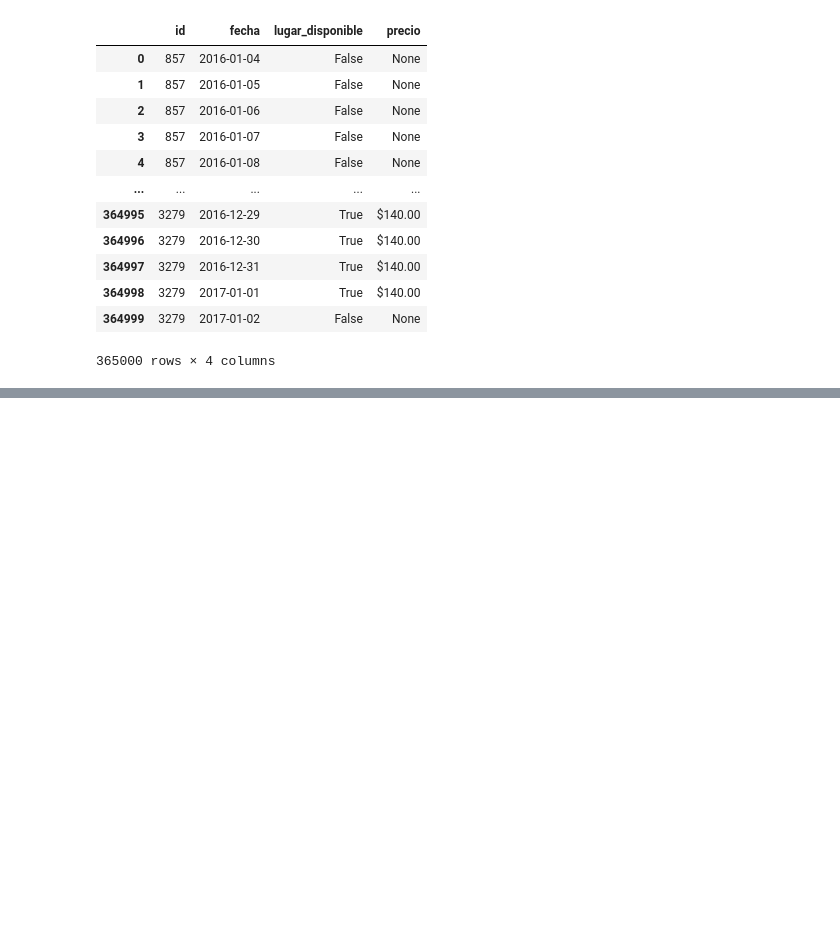
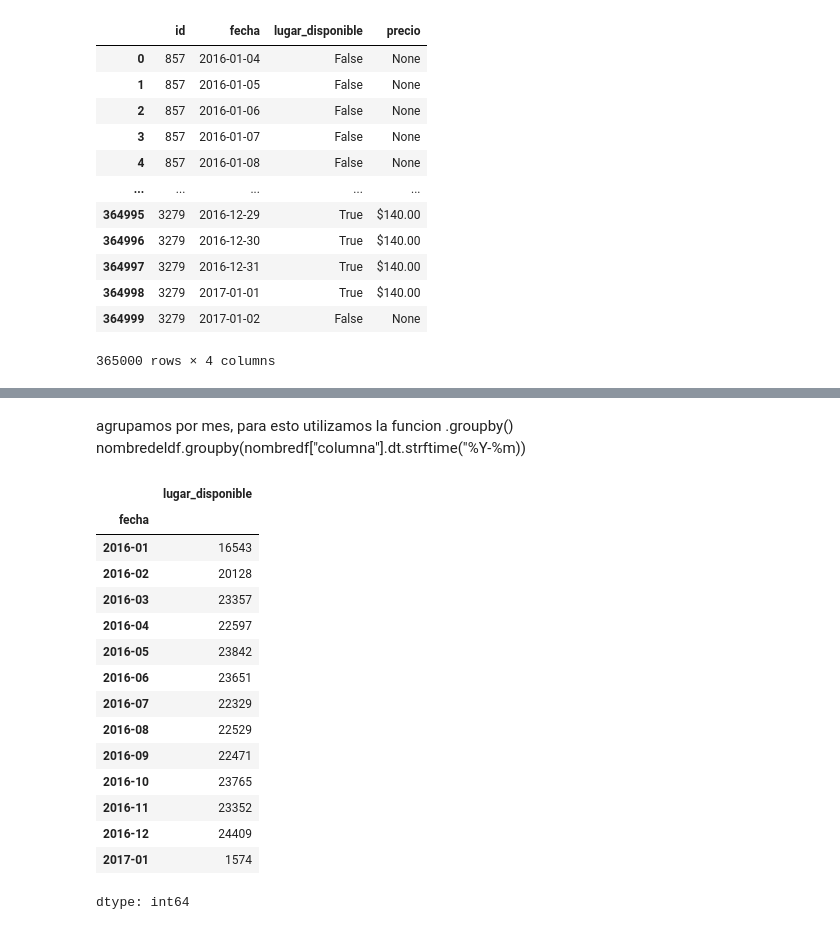
Before and after one commit to lstredel/Clase-de-Python, a Jupyter notebook: Manejo_Date_Time.ipynb, the cells around one changed output, grey strips where cells are left out. Drawn from its saved outputs; the diff is of its cells as text; code cells hidden in the pictures; blank space fills up the shorter version.

```diff
--- a/Manejo_Date_Time.ipynb
+++ b/Manejo_Date_Time.ipynb
@@ -22,0 +60,2 @@ inmuebles_disponibles= pd.read_json("inmuebles_disponibles.json")
+# %%
+inmuebles_disponibles["fecha"]= pd.to_datetime(inmuebles_disponibles["fecha"])
@@ -22,0 +112,22 @@ inmuebles_disponibles= pd.read_json("inmuebles_disponibles.json")
+# %% [markdown]
+agrupamos por mes, para esto utilizamos la funcion .groupby()
+nombredeldf.groupby(nombredf["columna"].dt.strftime("%Y-%m))
+# %%
+inmuebles_disponibles.groupby(inmuebles_disponibles["fecha"].dt.strftime("%Y-%m"))["lugar_disponible"].sum()
+# %% [output]
+|  | lugar_disponible |
+| fecha |  |
+| 2016-01 | 16543 |
+| 2016-02 | 20128 |
+| 2016-03 | 23357 |
+| 2016-04 | 22597 |
+| 2016-05 | 23842 |
+| 2016-06 | 23651 |
+| 2016-07 | 22329 |
+| 2016-08 | 22529 |
+| 2016-09 | 22471 |
+| 2016-10 | 23765 |
+| 2016-11 | 23352 |
+| 2016-12 | 24409 |
+| 2017-01 | 1574 |
+dtype: int64
```
Also changed, not shown: parts of 10 cells of this notebook.
